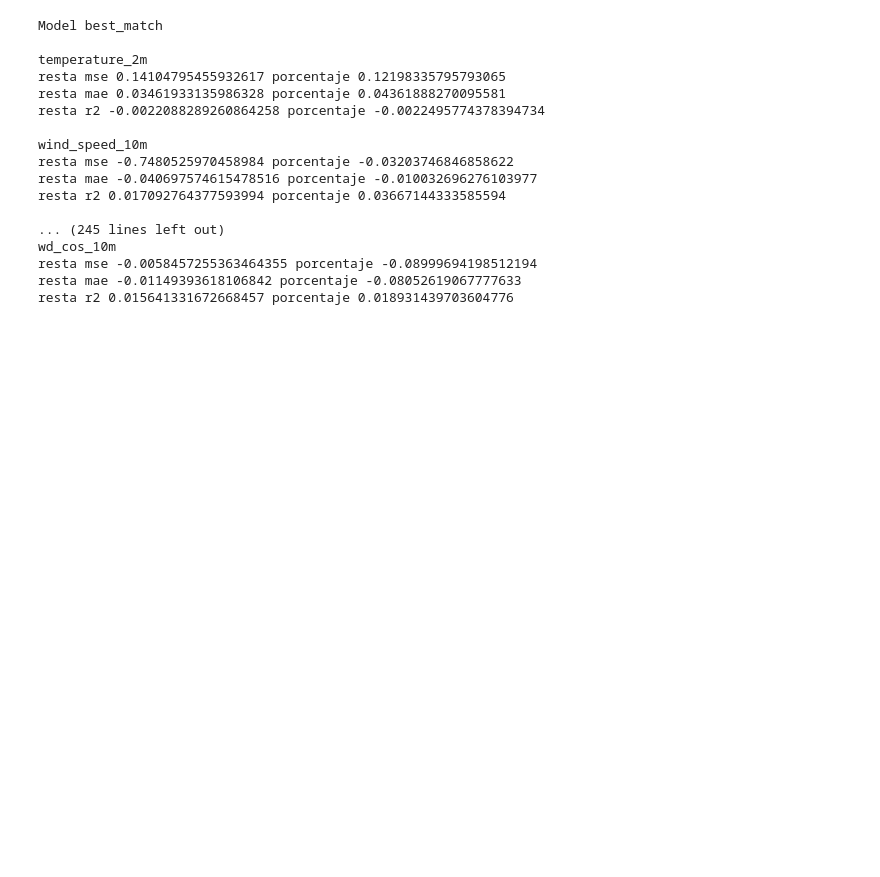
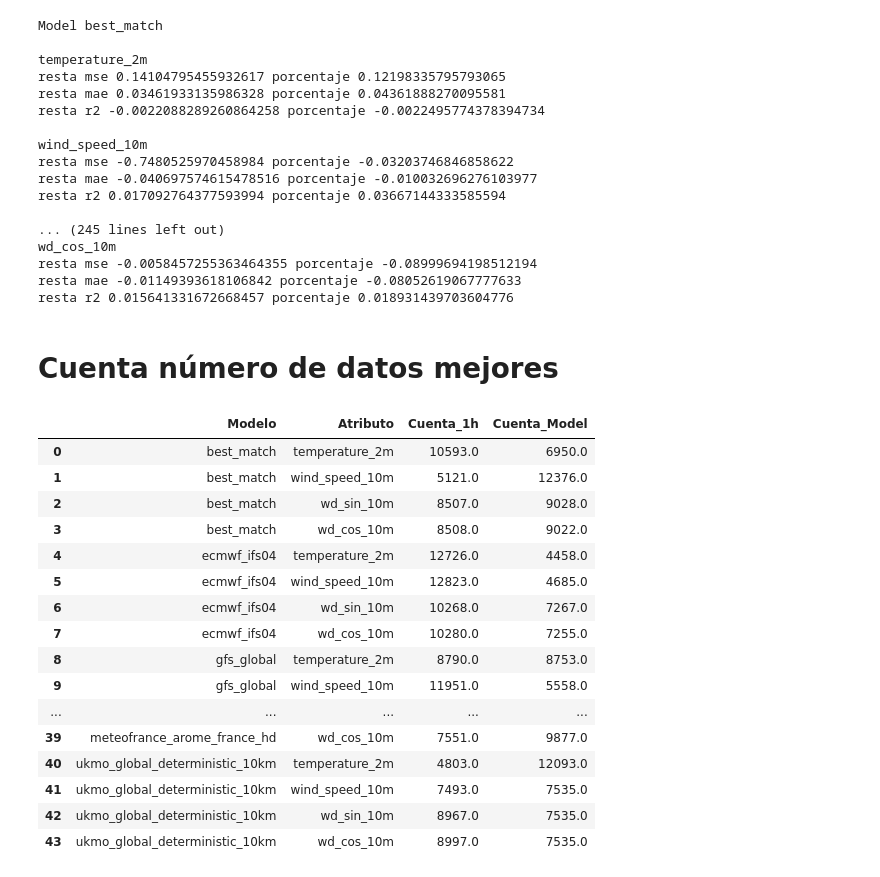
Before and after one commit to Lucia1009/TFG-Plataforma-para-la-prediccion-de-potencia-electrica-generada-en-parques-eolicos, a Jupyter notebook: modelos/Comparacion_modelos_series_temporales.ipynb, the cells around one changed output. Cells and saved outputs as stored; diff of their text form; code cells hidden in the pictures; blank space fills up the shorter version.

Commit message:
Añadida cuenta del número de veces que son mejores los resultados de la hora anterior o los datos realmente predichos

```diff
--- a/modelos/Comparacion_modelos_series_temporales.ipynb
+++ b/modelos/Comparacion_modelos_series_temporales.ipynb
@@ -324,13 +398,13 @@ for mod in models.keys():
 
 
 
-    datos_trabajo=hist_df.merge(datos_atraso, on="date", how="left", suffixes=("", f"_{mod}"),)
-    datos_trabajo.dropna(inplace=True)
-    y_true=datos_trabajo[atributo]
-    y_pred=datos_trabajo[atributo+f"_{mod}"]
-    mse = mean_squared_error(y_true, y_pred)
-    mae = mean_absolute_error(y_true, y_pred)
-    r2 = r2_score(y_true, y_pred)
+    datos_trabajo_1h=hist_df.merge(datos_atraso, on="date", how="left", suffixes=("", f"_{mod}"),)
+    datos_trabajo_1h.dropna(inplace=True)
+    y_true=datos_trabajo_1h[atributo]
+    y_pred_1h=datos_trabajo_1h[atributo+f"_{mod}"]
+    mse = mean_squared_error(y_true, y_pred_1h)
+    mae = mean_absolute_error(y_true, y_pred_1h)
+    r2 = r2_score(y_true, y_pred_1h)
 
     print(f"{atributo}: mse: {mse}, mae: {mae}, r2: {r2}")
     scores_atraso[mod][atributo]={'mse':mse, 'mae':mae, 'r2':r2}
@@ -385,3 +459,56 @@ wd_cos_10m
 resta mse -0.0058457255363464355 porcentaje -0.08999694198512194
 resta mae -0.01149393618106842 porcentaje -0.08052619067777633
 resta r2 0.015641331672668457 porcentaje 0.018931439703604776
+# %% [markdown]
+# Cuenta número de datos mejores
+# %%
+def más_error(a, b, c):
+  if abs(a-b) > abs(a-c):
+    return 1
+  else:
+    return 0
+
+hist_df=historico_df.copy()
+cuenta=pd.DataFrame(columns=['Modelo', 'Atributo', 'Cuenta_1h', 'Cuenta_Model'])
+for mod in models.keys():
+
+  for atributo in atributos:
+    # Uno los datos del modelo con los datos históricos y borro los nulos
+    datos_trabajo_model=hist_df.merge(models[mod], on="date", how="left", suffixes=("", f"_{mod}"),)
+    datos_trabajo_model.dropna(inplace=True)
+
+    # Uno a los datos unidos los datos de 1 hora antes y borro los nulos
+    datos_trabajo=datos_trabajo_model.merge(datos_atraso, on="date", how="left", suffixes=("", f"_{mod}"),)
+    datos_trabajo.dropna(inplace=True)
+
+    # De todos los datos mezclados tomo los valores
+    y_true=datos_trabajo[atributo]
+    y_pred=datos_trabajo[atributo+f"_{mod}"]
+    y_pred_model=y_pred.iloc[:,0]
+    y_pred_1h=y_pred.iloc[:,1]
+
+    # Cuento las veces que cada uno es mejor
+    cuenta_1h = np.sum(np.fromiter((más_error(y_true.iloc[k], y_pred_1h.iloc[k], y_pred_model.iloc[k]) for k in range(len(y_true))), dtype=float))
+    cuenta_model = np.sum(np.fromiter((más_error(y_true.iloc[k], y_pred_model.iloc[k], y_pred_1h.iloc[k]) for k in range(len(y_true))), dtype=float))
+    cuenta.loc[len(cuenta)] = [mod, atributo, cuenta_1h, cuenta_model]
+
+
+cuenta
+# %% [output]
+|  | Modelo | Atributo | Cuenta_1h | Cuenta_Model |
+| 0 | best_match | temperature_2m | 10593.0 | 6950.0 |
+| 1 | best_match | wind_speed_10m | 5121.0 | 12376.0 |
+| 2 | best_match | wd_sin_10m | 8507.0 | 9028.0 |
+| 3 | best_match | wd_cos_10m | 8508.0 | 9022.0 |
+| 4 | ecmwf_ifs04 | temperature_2m | 12726.0 | 4458.0 |
+| 5 | ecmwf_ifs04 | wind_speed_10m | 12823.0 | 4685.0 |
+| 6 | ecmwf_ifs04 | wd_sin_10m | 10268.0 | 7267.0 |
+| 7 | ecmwf_ifs04 | wd_cos_10m | 10280.0 | 7255.0 |
+| 8 | gfs_global | temperature_2m | 8790.0 | 8753.0 |
+| 9 | gfs_global | wind_speed_10m | 11951.0 | 5558.0 |
+| ... | ... | ... | ... | ... |
+| 39 | meteofrance_arome_france_hd | wd_cos_10m | 7551.0 | 9877.0 |
+| 40 | ukmo_global_deterministic_10km | temperature_2m | 4803.0 | 12093.0 |
+| 41 | ukmo_global_deterministic_10km | wind_speed_10m | 7493.0 | 7535.0 |
+| 42 | ukmo_global_deterministic_10km | wd_sin_10m | 8967.0 | 7535.0 |
+| 43 | ukmo_global_deterministic_10km | wd_cos_10m | 8997.0 | 7535.0 |
```
Also changed, not shown: parts of 4 cells of this notebook.
